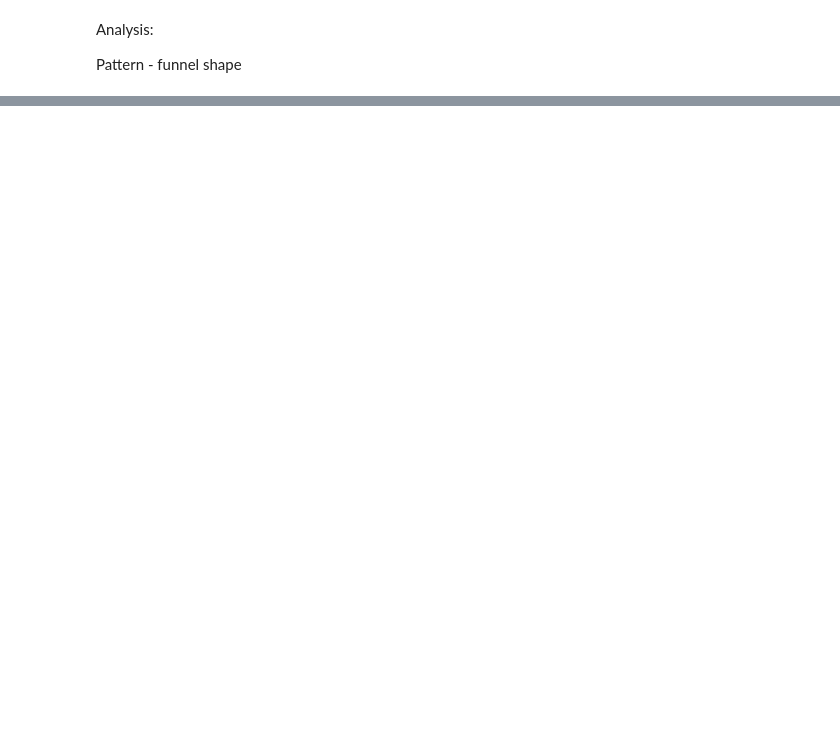
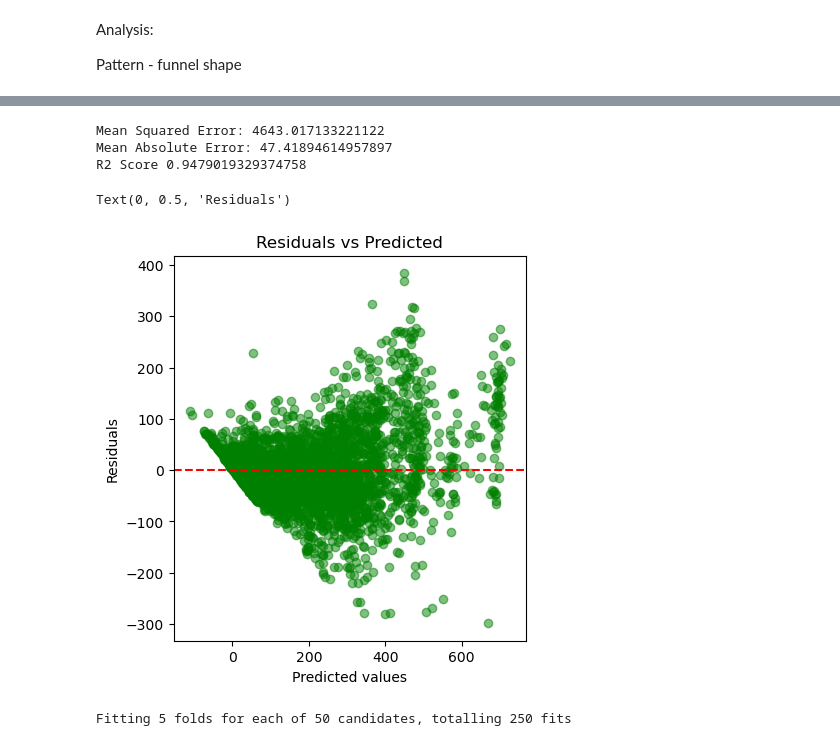
Before and after one commit to clairestewart03/ML-fundamentals-2025, a Jupyter notebook: assignment_2_claire_stewart.ipynb, the cells around one changed output, grey strips where cells are left out. Drawn from its saved outputs; the diff is of its cells as text; code cells hidden in the pictures; blank space fills up the shorter version.

Commit message:
task 6 + 7

```diff
--- a/assignment_2_claire_stewart.ipynb
+++ b/assignment_2_claire_stewart.ipynb
@@ -290,0 +313,64 @@ R2 Score 0.9484350194447738
+# %%
+# Task 6: Gradient Boosting Regressor - Model Specification and Training
+
+gbr = GradientBoostingRegressor()
+gbr.fit(x_train, y_train)
+
+y_pred_gbr = gbr.predict(x_val)
+
+# Evaluating Model
+gbr_mse = mean_squared_error(y_val, y_pred_gbr)
+gbr_mae = mean_absolute_error(y_val, y_pred_gbr)
+gbr_r2 = r2_score(y_val, y_pred_rf)
+
+print("Mean Squared Error:", gbr_mse)
+print("Mean Absolute Error:", gbr_mae)
+print("R2 Score", gbr_r2)
+
+# Plot residuals
+gbr_residuals = y_val - y_pred_gbr
+plt.figure(figsize=(10, 5))
+plt.subplot(1, 2, 1)
+plt.scatter(y_pred_gbr, gbr_residuals, color='green', alpha=0.5)
+plt.axhline(0, color='red', linestyle='--')
+plt.title('Residuals vs Predicted')
+plt.xlabel('Predicted values')
+plt.ylabel('Residuals')
+# %% [output]
+Mean Squared Error: 4643.017133221122
+Mean Absolute Error: 47.41894614957897
+R2 Score 0.9479019329374758
+Text(0, 0.5, 'Residuals')
+[figure, added]
+# %%
+# Task 7: Hyperparameter Tuning
+
+# Tune Random Forest Regressor
+
+# Define hyperparameter grid
+rf_param_grid = {
+"n_estimators": [50, 100, 200],
+"max_depth": [None, 10, 20, 30],
+"min_samples_split": [2, 5, 10],
+"min_samples_leaf": [1, 2, 4],
+}
+
+#
+rf_random_search = RandomizedSearchCV(
+estimator=rf,
+param_distributions=rf_param_grid,
+n_iter=50,
+scoring="r2",
+cv=5,
+n_jobs=-1,
+verbose=1,
+random_state=42,
+)
+
+# The RandomizedSearchCV instance is fitted on the training data to find the
+# combination of hyperparameters that optimize a specified scoring metrics
+rf_random_search.fit(x_train, y_train)
+
+y_pred_rf_random = rf_random_search.predict(x_val)
+# %% [output]
+Fitting 5 folds for each of 50 candidates, totalling 250 fits
```
Also changed, not shown: parts of 4 cells of this notebook.
